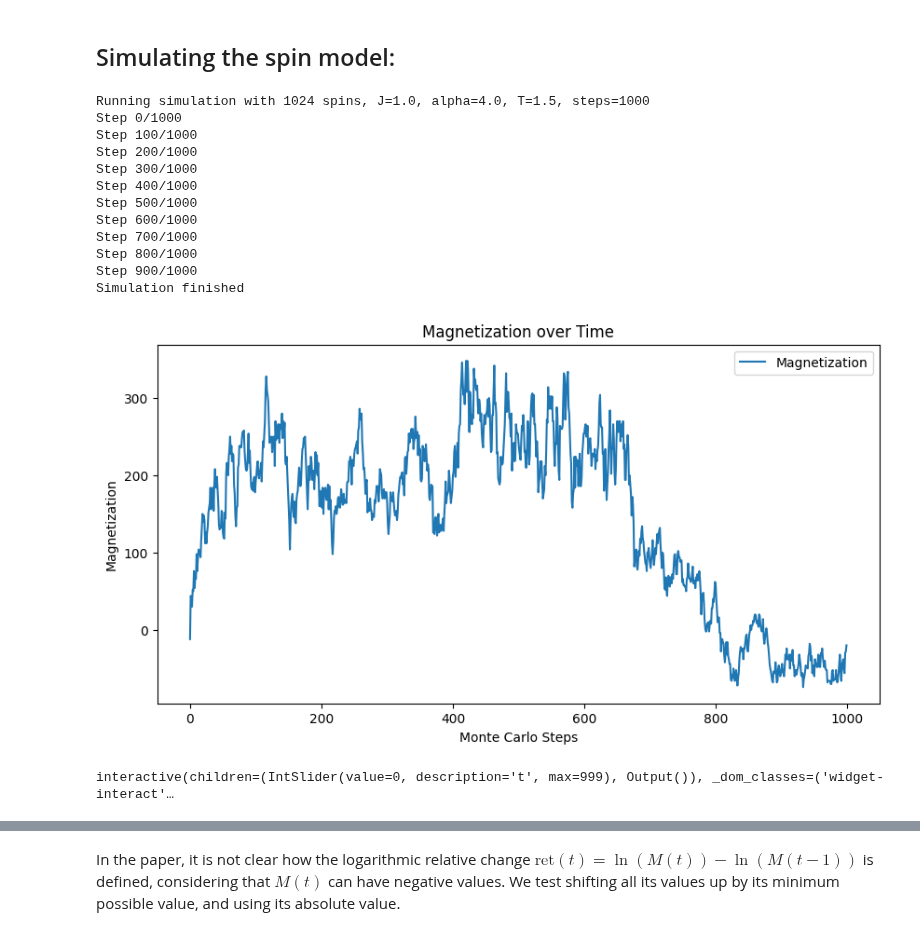
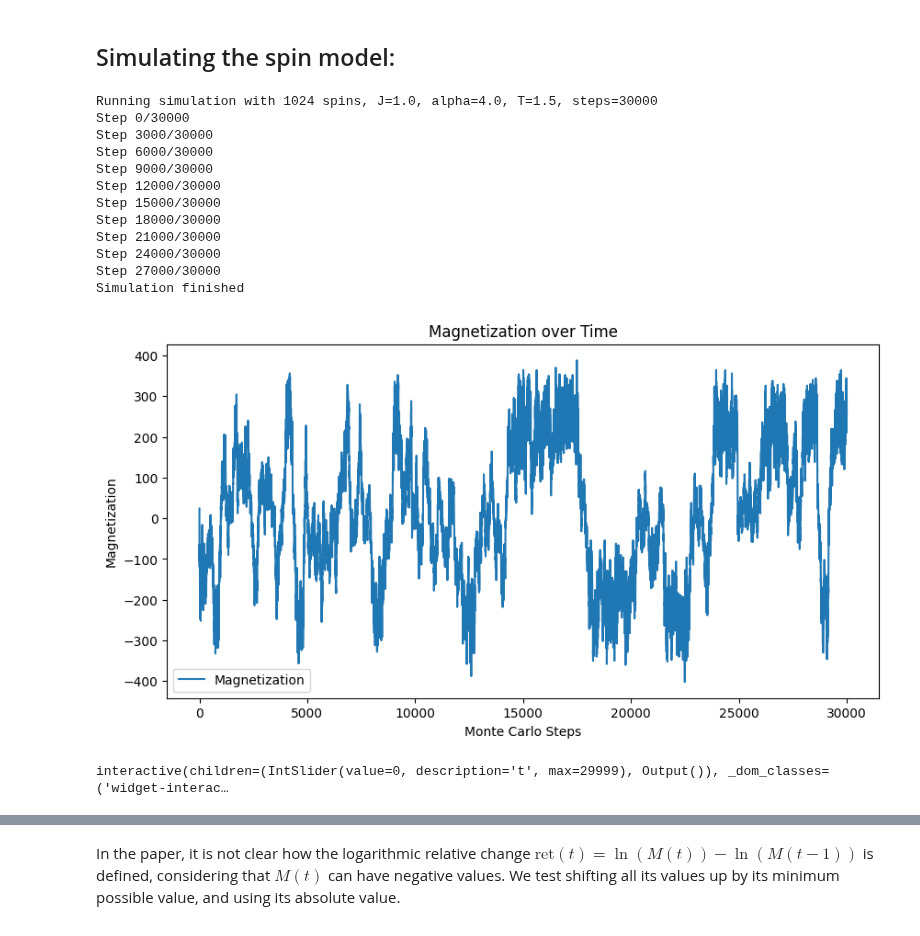
Before and after one commit to eghirardo/ising-markets, a Jupyter notebook: Code/Bornholdt.ipynb, the cells around one changed output, grey strips where cells are left out. Cells and saved outputs as stored; diff of their text form; code cells hidden in the pictures.

```diff
--- a/Code/Bornholdt.ipynb
+++ b/Code/Bornholdt.ipynb
@@ -36,21 +30,21 @@ T = 1.5
 # %%
 # Running the simulation
-model = LatticeSpinMarketModel(side=side, dim=dim, params=parameters, T=T,  local_field_func=bornholdt_field_no_c)
-spin_series = model.run_simulation(steps=1000, verbose=True)
+model = LatticeSpinMarketModel(side=side, dim=dim, params=parameters, T=T,  local_field_func=bornholdt_field, strategy_update_func=bornholdt_update_strategy, initial_strategy=strategies)
+spin_series = model.run_simulation(steps=30000, verbose=True)
 model.plot_magnetization()
 model.plot_lattice(interactive=True)
 # %% [output]
-Running simulation with 1024 spins, J=1.0, alpha=4.0, T=1.5, steps=1000
-Step 0/1000
-Step 100/1000
-Step 200/1000
-Step 300/1000
-Step 400/1000
-Step 500/1000
-Step 600/1000
-Step 700/1000
-Step 800/1000
-Step 900/1000
+Running simulation with 1024 spins, J=1.0, alpha=4.0, T=1.5, steps=30000
+Step 0/30000
+Step 3000/30000
+Step 6000/30000
+Step 9000/30000
+Step 12000/30000
+Step 15000/30000
+Step 18000/30000
+Step 21000/30000
+Step 24000/30000
+Step 27000/30000
 Simulation finished
-[figure, old version]
+[figure, new version]
-interactive(children=(IntSlider(value=0, description='t', max=999), Output()), _dom_classes=('widget-interact'…
+interactive(children=(IntSlider(value=0, description='t', max=29999), Output()), _dom_classes=('widget-interac…
```
Also changed, not shown: parts of 13 cells of this notebook.
